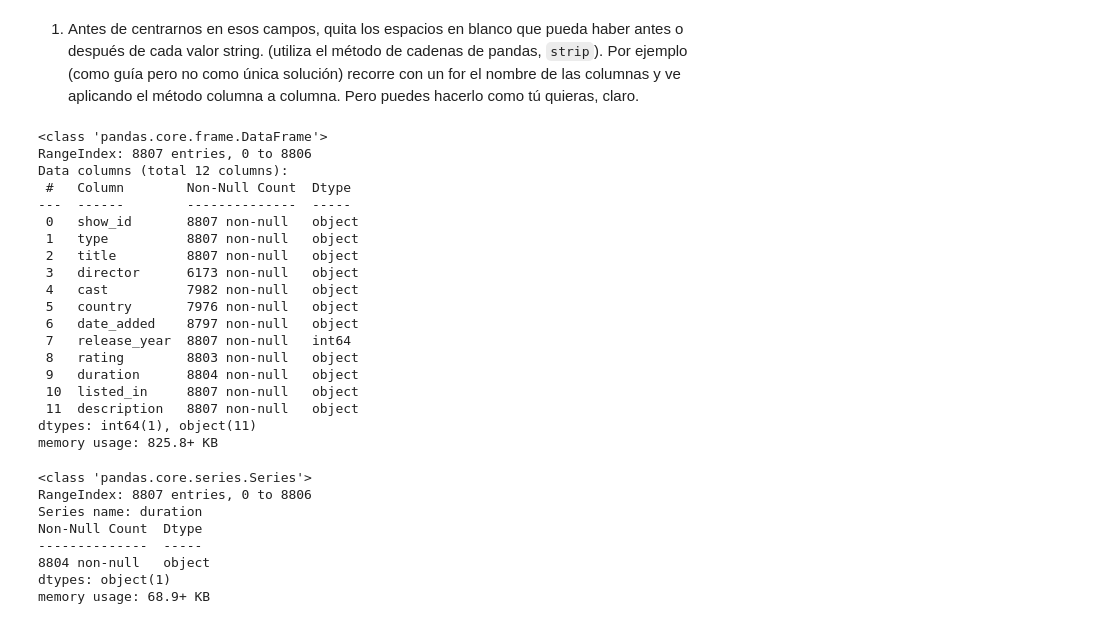
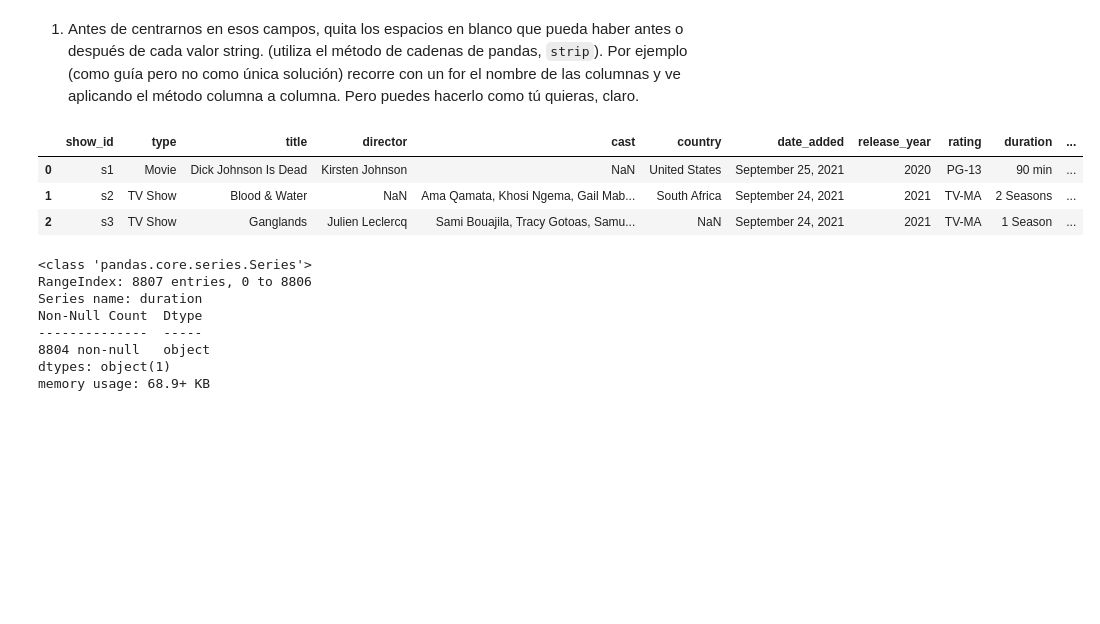
Before and after one commit to enriquerc95/ONLINE_DS_THEBRIDGE_ENRIQUE_RAMIREZ, a Jupyter notebook: EJERCICIOS/SPRINT 5/18_Practica_Obligatoria_ETL.ipynb, the cells around one changed output. Cells and saved outputs as stored; diff of their text form; code cells hidden in the pictures; blank space fills up the shorter version.

```diff
--- a/EJERCICIOS/SPRINT 5/18_Practica_Obligatoria_ETL.ipynb
+++ b/EJERCICIOS/SPRINT 5/18_Practica_Obligatoria_ETL.ipynb
@@ -125,2 +150,8 @@ filas_no_duplicadas
 # %% [markdown]
 3. Ahora que no hay duplicados, tiene sentido calcular la cardinalidad de cada columna. Haz un programa que la obtenga y guarde el resultado en un diccionario con claves el nombre de las columnas y valores la cardinalidad (tal y como la hemos visto en el workout) de cada columna. [Nota: ¿has tenido en cuenta los valores nulos?]
+# %%
+diccionario_cardinalidad = {} #sin funcion
+for col in df.columns:
+    cardinalidad = round(df[col].nunique()/len(df)*100,2)
+    print(f"Para <{col}> la cardinalidad es:", cardinalidad)
+    diccionario_cardinalidad[col] = cardinalidad
@@ -148,3 +192,7 @@ duration: 2.498012944248893%
 listed_in: 5.836266606108778%
 description: 99.6366526626547%
 {'show_id': 100.0, 'type': 0.05677302146020212, 'title': 100.0, 'director': 51.41364823435903, 'cast': 87.33961621437493, 'country': 8.493244010446235, 'date_added': 20.063585784035425, 'release_year' ...
+# %%
+serie_cardinalidad = (df.nunique()/len(df)*100).round(2)
+diccionario_cardinalidad = dict(serie_cardinalidad)
+diccionario_cardinalidad
@@ -151,2 +212,8 @@ description: 99.6366526626547%
 # %% [markdown]
 4. Haz un pequeño programa que recorra el diccionario y nos diga si hay alguna columna que pueda ser un buen índice (cardinalidad = 100%)
+# %%
+posibles_indices = [] #corregido
+for col,cardinalidad in diccionario_cardinalidad.items():
+    if cardinalidad ==100:
+        print(f"{col} sería un buen índice")
+        posibles_indices.append(col)
@@ -240,28 +298,18 @@ El primer paso en la limpieza es intentar detectar que campos están "sucios", u
 Vamos a hacer un pequeño análisis siguiendo las pautas anteriores pero sin profundizar en ellas, en tu EDA sí que tendrás que hacerlo. Para ello nos vamos a centrar en los campos con cardinalidad menor que un 10% (el resto requiere un análsis mucho más exahustivo que se nos va fuera del alcance de la práctica, pero, repito en tu EDA tendrás que hacerlo)
 # %% [markdown]
 1. Antes de centrarnos en esos campos, quita los espacios en blanco que pueda haber antes o después de cada valor string. (utiliza el método de cadenas de pandas, `strip`). Por ejemplo (como guía pero no como única solución) recorre con un for el nombre de las columnas y ve aplicando el método columna a columna. Pero puedes hacerlo como tú quieras, claro.
-# %%
-df.info() #LOS VALORES CON STRING SE PONE COMO OBJET Y BUSCAMOS LAS NUMÉRICAS
-# %% [output]
-<class 'pandas.core.frame.DataFrame'>
-RangeIndex: 8807 entries, 0 to 8806
-Data columns (total 12 columns):
- #   Column        Non-Null Count  Dtype
----  ------        --------------  -----
- 0   show_id       8807 non-null   object
- 1   type          8807 non-null   object
- 2   title         8807 non-null   object
- 3   director      6173 non-null   object
- 4   cast          7982 non-null   object
- 5   country       7976 non-null   object
- 6   date_added    8797 non-null   object
- 7   release_year  8807 non-null   int64
- 8   rating        8803 non-null   object
- 9   duration      8804 non-null   object
- 10  listed_in     8807 non-null   object
- 11  description   8807 non-null   object
-dtypes: int64(1), object(11)
-memory usage: 825.8+ KB
+# %%
+for col in df.columns:
+    if df[col].dtype =="O": #o de objet, es un string
+        df[col] = df[col].str.strip() #se pone .strip, es un metodo de los strings, te quita una cadena de caaracteres del principio al final.
+        #df col accedemos a una serie
+# %%
+df.head(3)
+# %% [output]
+|  | show_id | type | title | director | cast | country | date_added | release_year | rating | duration | ... |
+| 0 | s1 | Movie | Dick Johnson Is Dead | Kirsten Johnson | NaN | United States | September 25, 2021 | 2020 | PG-13 | 90 min | ... |
+| 1 | s2 | TV Show | Blood & Water | NaN | Ama Qamata, Khosi Ngema, Gail Mab... | South Africa | September 24, 2021 | 2021 | TV-MA | 2 Seasons | ... |
+| 2 | s3 | TV Show | Ganglands | Julien Leclercq | Sami Bouajila, Tracy Gotoas, Samu... | NaN | September 24, 2021 | 2021 | TV-MA | 1 Season | ... |
 # %%
 df["duration"].info()
 # %% [output]
```
Also changed, not shown: parts of 38 cells of this notebook, 3 other files.
